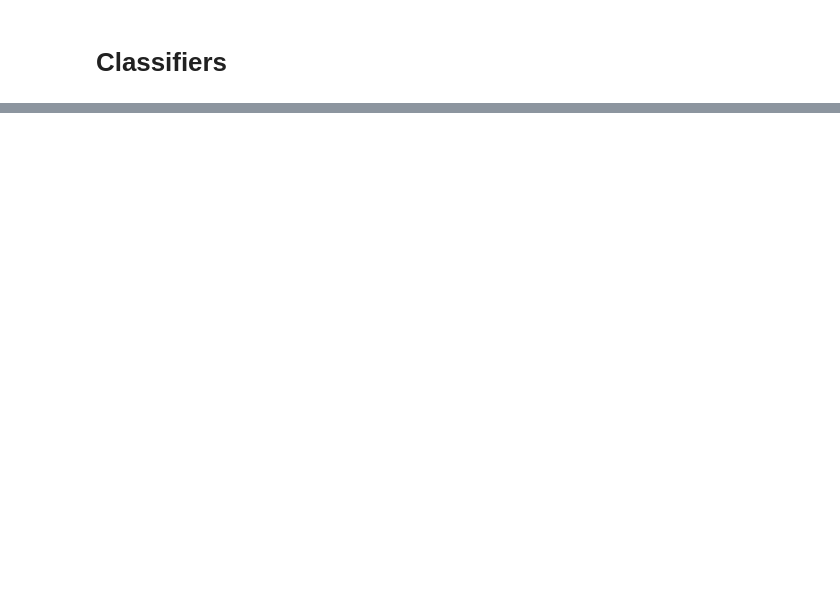
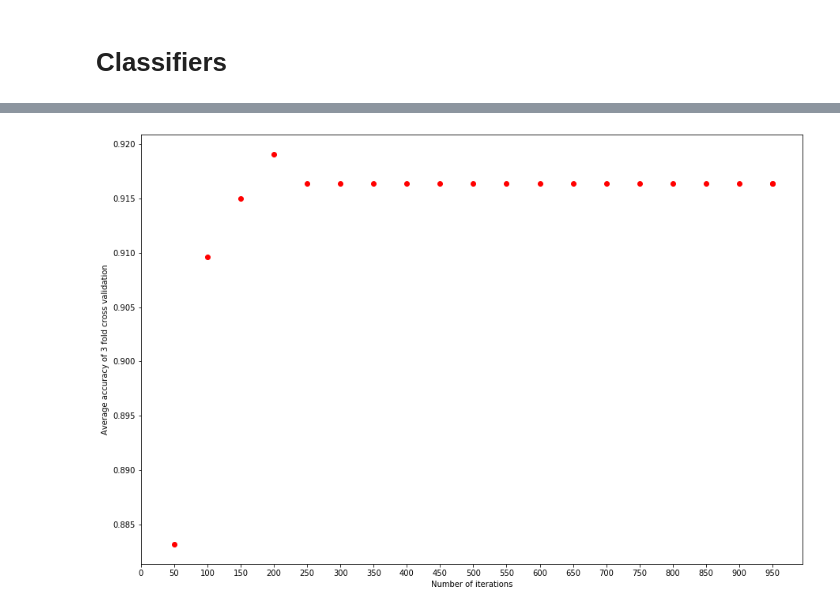
Before and after one commit to ujnm/Masters, a Jupyter notebook: Magisterka.ipynb, the cells around one changed output, grey strips where cells are left out. Saved outputs shown, nothing was run; the diff lists cells and outputs as text; code cells hidden in the pictures; blank space fills up the shorter version.

```diff
--- a/Magisterka.ipynb
+++ b/Magisterka.ipynb
@@ -387 +354,4 @@ X = input_df.iloc[:,9:]
+# %%
+#FastText
+X = FastTextEmbeddings
 # %%
@@ -393,0 +381,11 @@ scores.mean()
+# %%
+clf = MLPClassifier(hidden_layer_sizes=(1200), random_state=1,
+                            max_iter=1000)
+Scores.append([i*50,cross_val_score(clf, X, y, cv=2)])
+# %%
+# loop for graph
+Scores =[]
+for i in range(20):
+    clf = MLPClassifier(hidden_layer_sizes=(1200), random_state=1,
+                            max_iter=i*50)
+    Scores.append([i*50,cross_val_score(clf, X, y, cv=2)])
@@ -394,3 +439,17 @@ scores.mean()
+# %%
+AverageScores = [item[1].mean() for item in Scores[1:]]
+Labels = [item[0] for item in Scores[1:]]
+# %%
+import matplotlib.pyplot as plt
+plt.figure(figsize=(15,10))
+plt.plot(Labels,AverageScores,'ro')
+plt.xticks(np.arange(0, 1000, step=50))
+plt.ylabel('Average accuracy of 3 fold cross validation')
+plt.xlabel('Number of iterations')
+plt.savefig('Doc2VecIterations.png')
+plt.show()
+# %% [output]
+[figure, added]
 # %%
 clf = svm.LinearSVC()
 scores = cross_val_score(clf, X, y, cv=5)
```
Also changed, not shown: parts of 38 cells of this notebook.
